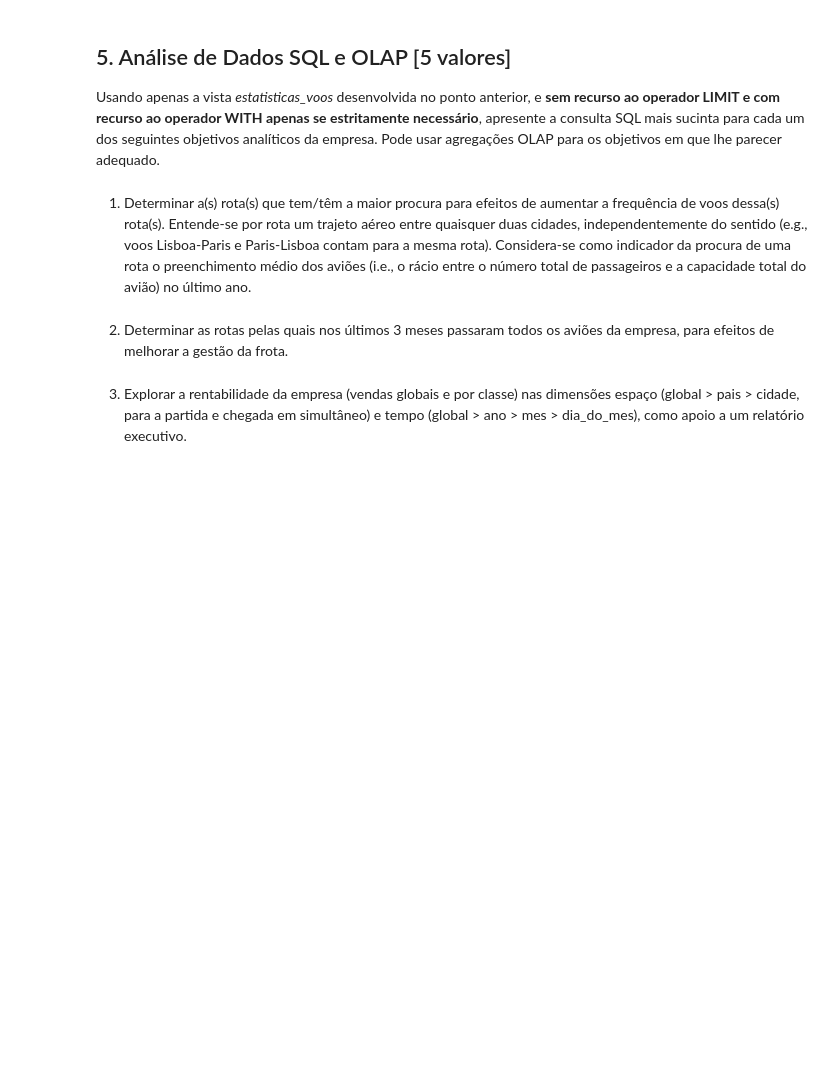
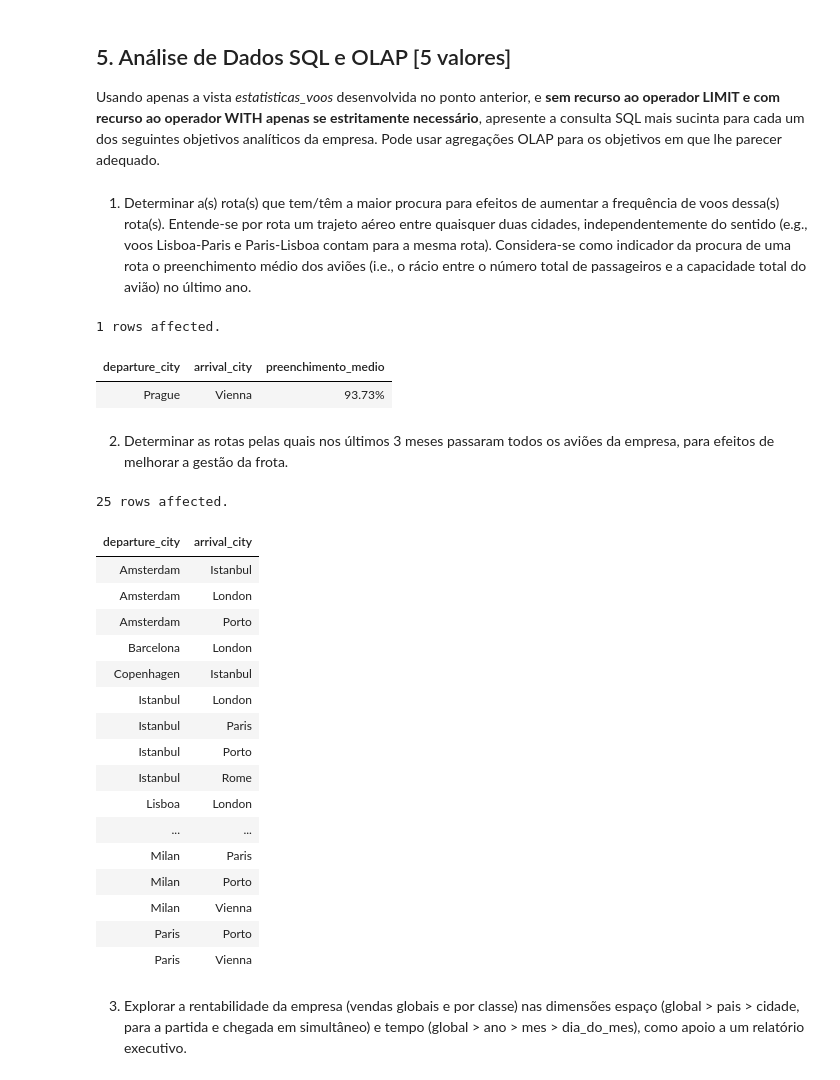
Before and after one commit to inesiscosta/aviation-db, a Jupyter notebook: bdist-workspace/data/E2-report.ipynb, the cells around one changed output. Drawn from its saved outputs; the diff is of its cells as text; code cells hidden in the pictures; blank space fills up the shorter version.

```diff
--- a/bdist-workspace/data/E2-report.ipynb
+++ b/bdist-workspace/data/E2-report.ipynb
@@ -205,12 +225,55 @@ Usando apenas a vista *estatisticas_voos* desenvolvida no ponto anterior, e **se
 1. Determinar a(s) rota(s) que tem/têm a maior procura para efeitos de aumentar a frequência de voos dessa(s) rota(s). Entende-se por rota um trajeto aéreo entre quaisquer duas cidades,  independentemente do sentido (e.g., voos Lisboa-Paris e Paris-Lisboa contam para a mesma rota). Considera-se como indicador da procura de uma rota o preenchimento médio dos aviões (i.e., o rácio entre o número total de passageiros e a capacidade total do avião) no último ano.
 # %%
 %%sql
--- SELECT ...
+WITH filghts AS (
+  SELECT
+    LEAST(cidade_partida, cidade_chegada) AS departure_city,
+    GREATEST(cidade_partida, cidade_chegada) AS arrival_city,
+    SUM(passageiros_1c + passageiros_2c)::float / NULLIF(SUM(assentos_1c + assentos_2c),0) * 100 AS preenchimento_medio
+  FROM estatisticas_voos
+  WHERE hora_partida >= date_trunc('year', CURRENT_DATE) - INTERVAL '1 year'
+  GROUP BY LEAST(cidade_partida, cidade_chegada), GREATEST(cidade_partida, cidade_chegada)
+  HAVING SUM(assentos_1c + assentos_2c) > 0 AND SUM(passageiros_1c + passageiros_2c) > 0)
+SELECT departure_city, arrival_city, TO_CHAR(preenchimento_medio, 'FM999.00') || '%' AS preenchimento_medio
+FROM filghts
+WHERE preenchimento_medio = (SELECT MAX(preenchimento_medio) FROM filghts);
+# %% [output]
+1 rows affected.
+| departure_city | arrival_city | preenchimento_medio |
+| Prague | Vienna | 93.73% |
 # %% [markdown]
 2. Determinar as rotas pelas quais nos últimos 3 meses passaram todos os aviões da empresa, para efeitos de melhorar a gestão da frota.
 # %%
 %%sql
--- SELECT ...
+SELECT
+  LEAST(cidade_partida, cidade_chegada) AS departure_city,
+  GREATEST(cidade_partida, cidade_chegada) AS arrival_city
+FROM estatisticas_voos
+WHERE hora_partida >= CURRENT_DATE - INTERVAL '3 months'
+GROUP BY
+  LEAST(cidade_partida, cidade_chegada),
+  GREATEST(cidade_partida, cidade_chegada)
+HAVING COUNT(DISTINCT no_serie) = (
+  SELECT COUNT(DISTINCT no_serie) FROM estatisticas_voos);
+# %% [output]
+25 rows affected.
+| departure_city | arrival_city |
+| Amsterdam | Istanbul |
+| Amsterdam | London |
+| Amsterdam | Porto |
+| Barcelona | London |
+| Copenhagen | Istanbul |
+| Istanbul | London |
+| Istanbul | Paris |
+| Istanbul | Porto |
+| Istanbul | Rome |
+| Lisboa | London |
+| ... | ... |
+| Milan | Paris |
+| Milan | Porto |
+| Milan | Vienna |
+| Paris | Porto |
+| Paris | Vienna |
 # %% [markdown]
 3. Explorar a rentabilidade da empresa (vendas globais e por classe) nas dimensões espaço (global > pais > cidade, para a partida e chegada em simultâneo) e tempo (global > ano > mes > dia_do_mes), como apoio a um relatório executivo.
 # %%
```
Also changed, not shown: parts of 21 cells of this notebook, 1 other file.
